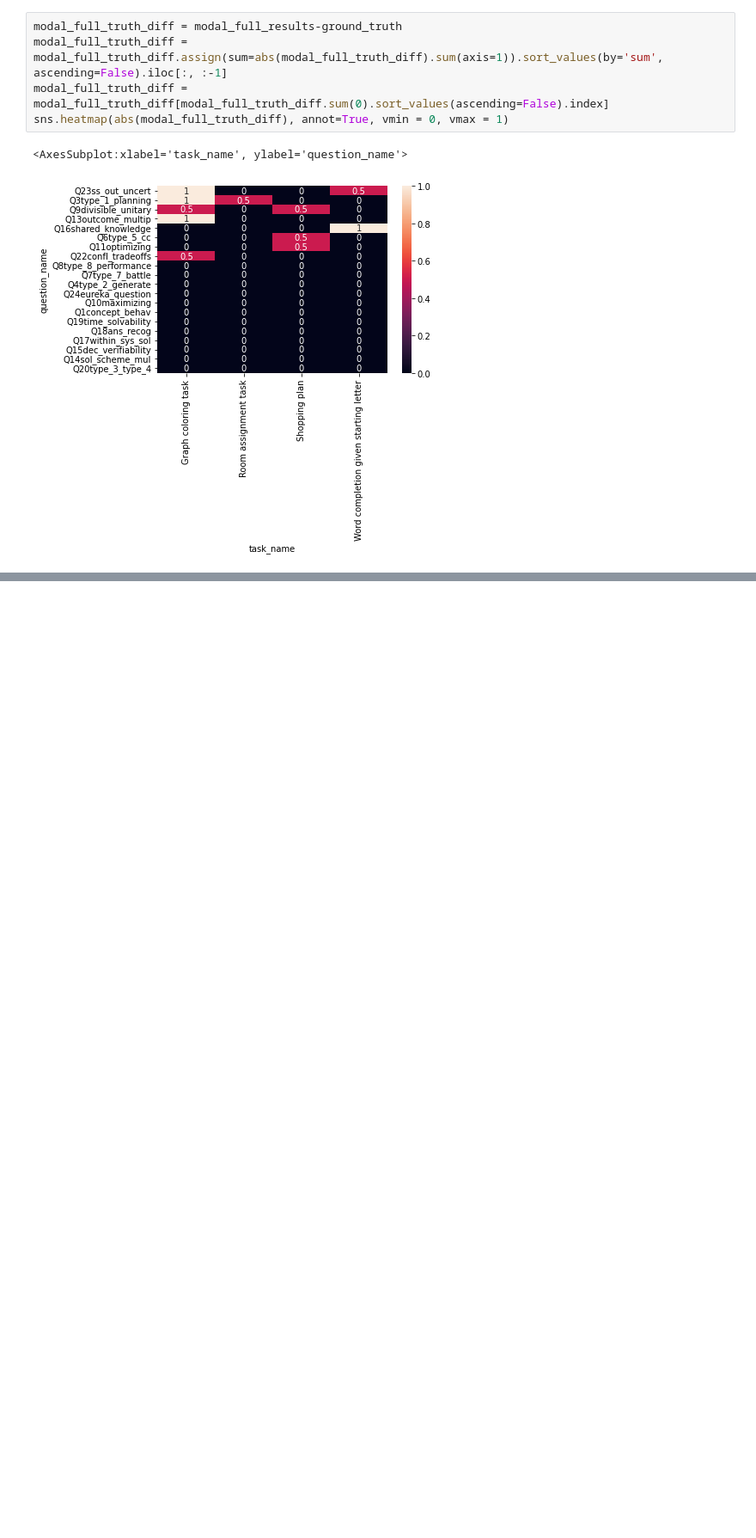
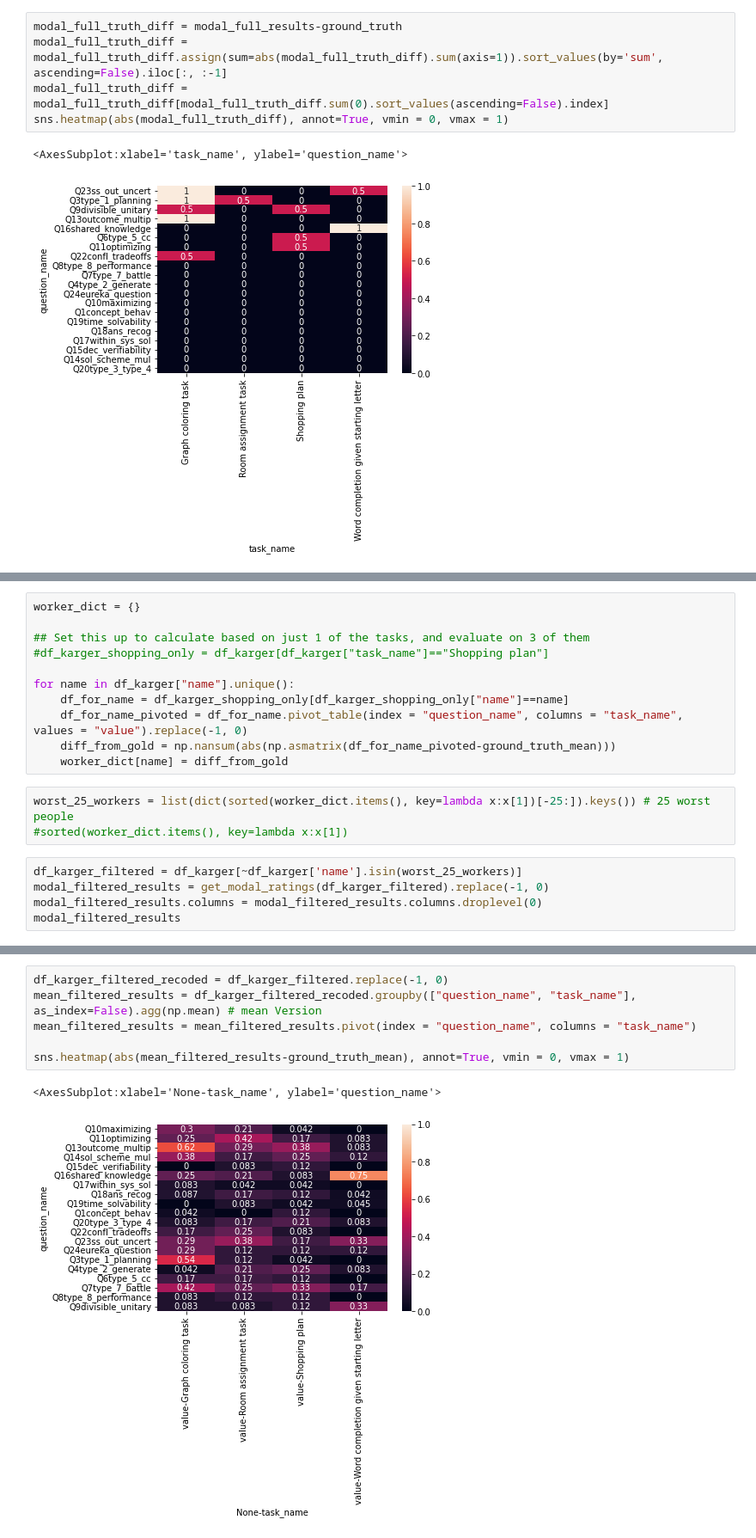
Before and after one commit to Watts-Lab/task-mapping, a Jupyter notebook: task writing survey pipeline/Karger Algorithm.ipynb, the cells around one changed output, grey strips where cells are left out. Shown at 86% size. Cells and saved outputs as stored; diff of their text form; blank space fills up the shorter version.

```diff
--- a/task writing survey pipeline/Karger Algorithm.ipynb
+++ b/task writing survey pipeline/Karger Algorithm.ipynb
@@ -356,0 +373,19 @@ sns.heatmap(abs(modal_full_truth_diff), annot=True, vmin = 0, vmax = 1)
+# %%
+worker_dict = {}
+
+## Set this up to calculate based on just 1 of the tasks, and evaluate on 3 of them
+#df_karger_shopping_only = df_karger[df_karger["task_name"]=="Shopping plan"]
+
+for name in df_karger["name"].unique():
+    df_for_name = df_karger_shopping_only[df_karger_shopping_only["name"]==name]
+    df_for_name_pivoted = df_for_name.pivot_table(index = "question_name", columns = "task_name", values = "value").replace(-1, 0)
+    diff_from_gold = np.nansum(abs(np.asmatrix(df_for_name_pivoted-ground_truth_mean)))
+    worker_dict[name] = diff_from_gold
+# %%
+worst_25_workers = list(dict(sorted(worker_dict.items(), key=lambda x:x[1])[-25:]).keys()) # 25 worst people
+#sorted(worker_dict.items(), key=lambda x:x[1])
+# %%
+df_karger_filtered = df_karger[~df_karger['name'].isin(worst_25_workers)]
+modal_filtered_results = get_modal_ratings(df_karger_filtered).replace(-1, 0)
+modal_filtered_results.columns = modal_filtered_results.columns.droplevel(0)
+modal_filtered_results
@@ -356,0 +419,9 @@ sns.heatmap(abs(modal_full_truth_diff), annot=True, vmin = 0, vmax = 1)
+# %%
+df_karger_filtered_recoded = df_karger_filtered.replace(-1, 0)
+mean_filtered_results = df_karger_filtered_recoded.groupby(["question_name", "task_name"], as_index=False).agg(np.mean) # mean Version
+mean_filtered_results = mean_filtered_results.pivot(index = "question_name", columns = "task_name")
+
+sns.heatmap(abs(mean_filtered_results-ground_truth_mean), annot=True, vmin = 0, vmax = 1)
+# %% [output]
+<AxesSubplot:xlabel='None-task_name', ylabel='question_name'>
+[figure, added]
```
Also changed, not shown: parts of 20 cells of this notebook, 4 other files.
